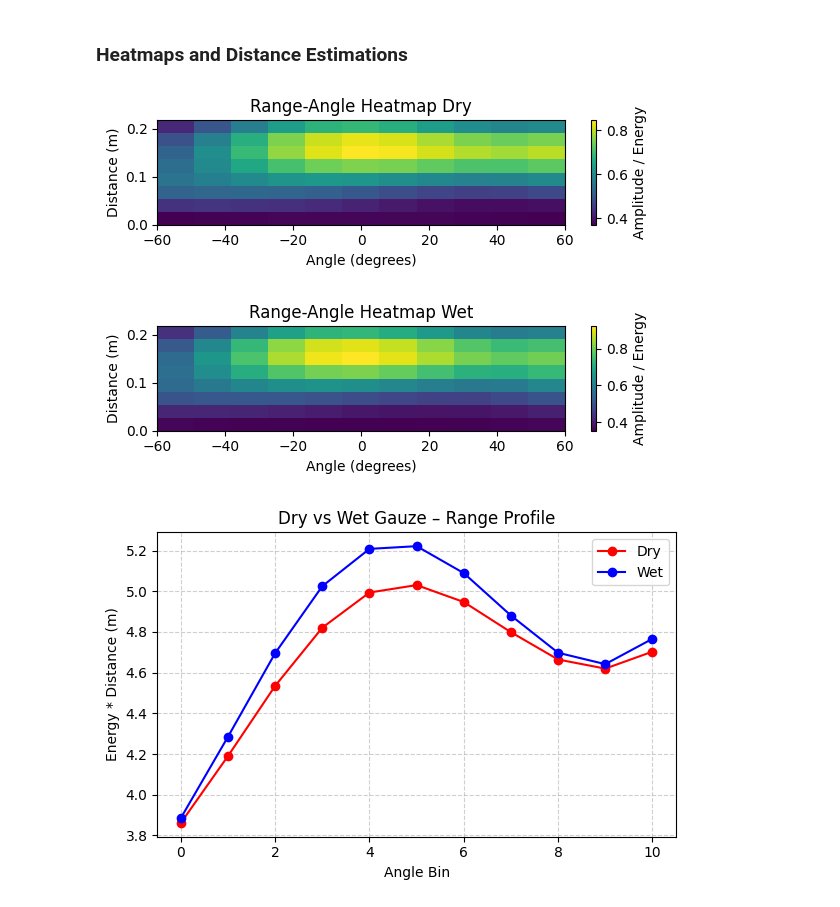
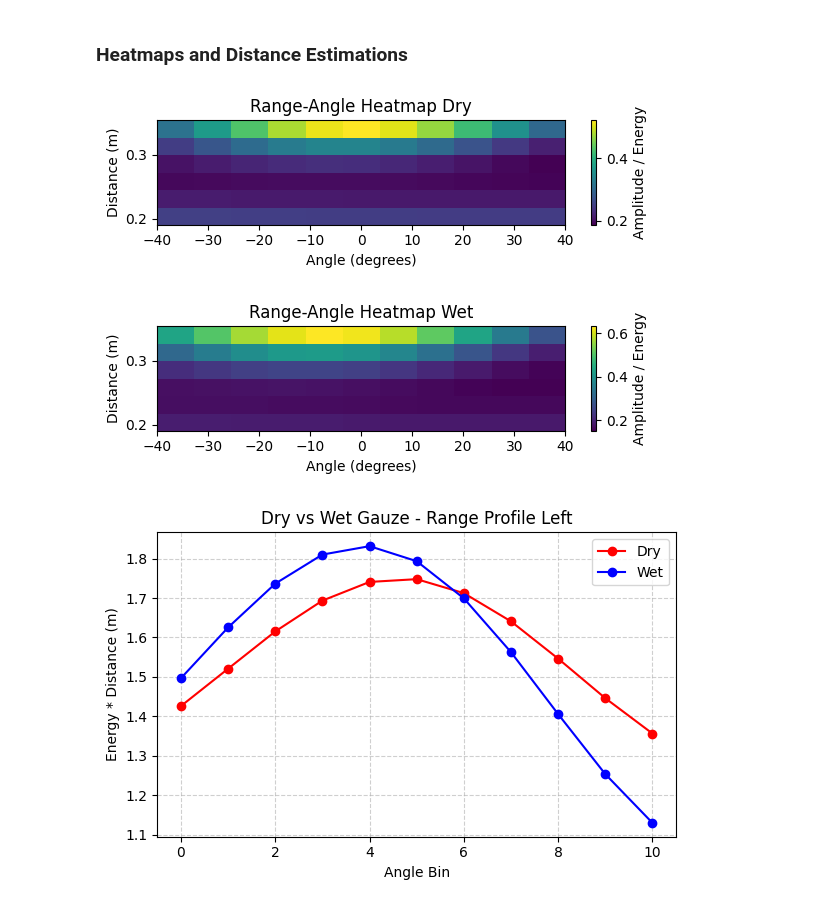
Before and after one commit to mehtho/mmWaveRadarWoundDetection, a Jupyter notebook: notebooks/range_angle_exp.ipynb, the cells around one changed output. Saved outputs shown, nothing was run; the diff lists cells and outputs as text; code cells hidden in the pictures.

Commit message:
Full experiment data for range-angle exp

```diff
--- a/notebooks/range_angle_exp.ipynb
+++ b/notebooks/range_angle_exp.ipynb
@@ -19,7 +19,7 @@ config = FmcwSimpleSequenceConfig(
         end_frequency_Hz=63.5e9,
         sample_rate_Hz=2_000_000,
         num_samples=64,
-        rx_mask=0b111,
+        rx_mask=0b101,
         tx_mask=0b001,
         tx_power_level=18,
         lp_cutoff_Hz=500_000,
@@ -30,6 +30,10 @@ config = FmcwSimpleSequenceConfig(
 
 num_beams = 11
 range_bin_size = 0.027254   # meters (2.7254 cm)
+max_angle_degrees = 40
+
+min_bin = 8
+max_bin = 13
 # %% [markdown]
 ### Pre-made Functions and Classes
 # %%
@@ -205,7 +209,7 @@ num_rx_antennas = num_rx_antennas_from_rx_mask(config.chirp.rx_mask)
 doppler = DopplerAlgo(config.chirp.num_samples,
                         config.num_chirps, num_rx_antennas)
 dbf = DigitalBeamForming(
-    num_rx_antennas, num_beams=num_beams, max_angle_degrees=max_angle_degrees, d_by_lambda=0.25)
+    num_rx_antennas, num_beams=num_beams, max_angle_degrees=max_angle_degrees)
 def plot_mean_beam_range_map(mean_beam_range_energy, max_angle_degrees, max_range_m=10, title_add_on=""):
     """Plot a static Range-Angle map for the averaged beam-range energy."""
 
@@ -273,5 +277,7 @@ def range_angle_matrix(frame):
 # %% [markdown]
 ### Loading Datasets
 # %%
-dry = np.load("../datasets/range-angle-experiment/dry-central.npy")
-wet = np.load("../datasets/range-angle-experiment/wet-central.npy")
+dry = np.load("../datasets/range-angle-experiment/dry-left.npy")
+wet = np.load("../datasets/range-angle-experiment/wet-left.npy")
+
+dry.shape
@@ -289,6 +296,6 @@ def range_angle_matrix_for_N_samples(samples):
     return np.stack(range_angle_matrices)
 # %%
-dry_ram_norm = range_angle_matrix_for_N_samples(dry)[:,:8] / 100
-wet_ram_norm = range_angle_matrix_for_N_samples(wet)[:,:8] / 100
+dry_ram_norm = range_angle_matrix_for_N_samples(dry)[:,min_bin:max_bin] / 100
+wet_ram_norm = range_angle_matrix_for_N_samples(wet)[:,min_bin:max_bin] / 100
 wet_ram_norm.shape
 # %% [output]
@@ -303,31 +310,30 @@ wet_ram_norm_means = np.sum(wet_ram_norm, axis=0)
 # %%
 def ra_heatmap(arr, title):
     num_ranges, num_angles = arr.shape
-    max_range = range_bin_size * num_ranges  # total range
-    angle_bins = np.linspace(-60, 60, num_angles)  # example: ±40° FOV
+    angle_bins = np.linspace(-max_angle_degrees, max_angle_degrees, num_angles)  # example: ±40° FOV
 
     # --- Create the heatmap ---
     plt.figure(figsize=(6, 2))
     im = plt.imshow(
         arr,
         aspect='auto',
         origin='lower',
-        extent=[angle_bins[0], angle_bins[-1], 0, max_range],
+        extent=[angle_bins[0], angle_bins[-1], min_bin * range_bin_size, max_bin * range_bin_size],
         cmap='viridis'
     )
 
     plt.colorbar(im, label='Amplitude / Energy')
     plt.xlabel('Angle (degrees)')
     plt.ylabel('Distance (m)')
     plt.title(title)
     plt.tight_layout()
     plt.show()
 
 ra_heatmap(dry_ram_norm_means, "Range-Angle Heatmap Dry")
 ra_heatmap(wet_ram_norm_means, "Range-Angle Heatmap Wet")
 # %% [output]
-[figure, old version]
+[figure, new version]
-[figure, old version]
+[figure, new version]
 # %%
 dry_distance_angle = np.sum(dry_ram_norm_means, axis=0)
 wet_distance_angle = np.sum(wet_ram_norm_means, axis=0)
@@ -339,10 +345,10 @@ plt.plot(wet_distance_angle, 'b-o', label='Wet')
 
 plt.xlabel('Angle Bin')
 plt.ylabel('Energy * Distance (m)')
-plt.title('Dry vs Wet Gauze – Range Profile')
+plt.title('Dry vs Wet Gauze - Range Profile Left')
 plt.legend()
 plt.grid(True, linestyle='--', alpha=0.6)
 plt.tight_layout()
 plt.show()
 # %% [output]
-[figure, old version]
+[figure, new version]
```
Also changed, not shown: parts of 3 cells of this notebook, 6 other files.
